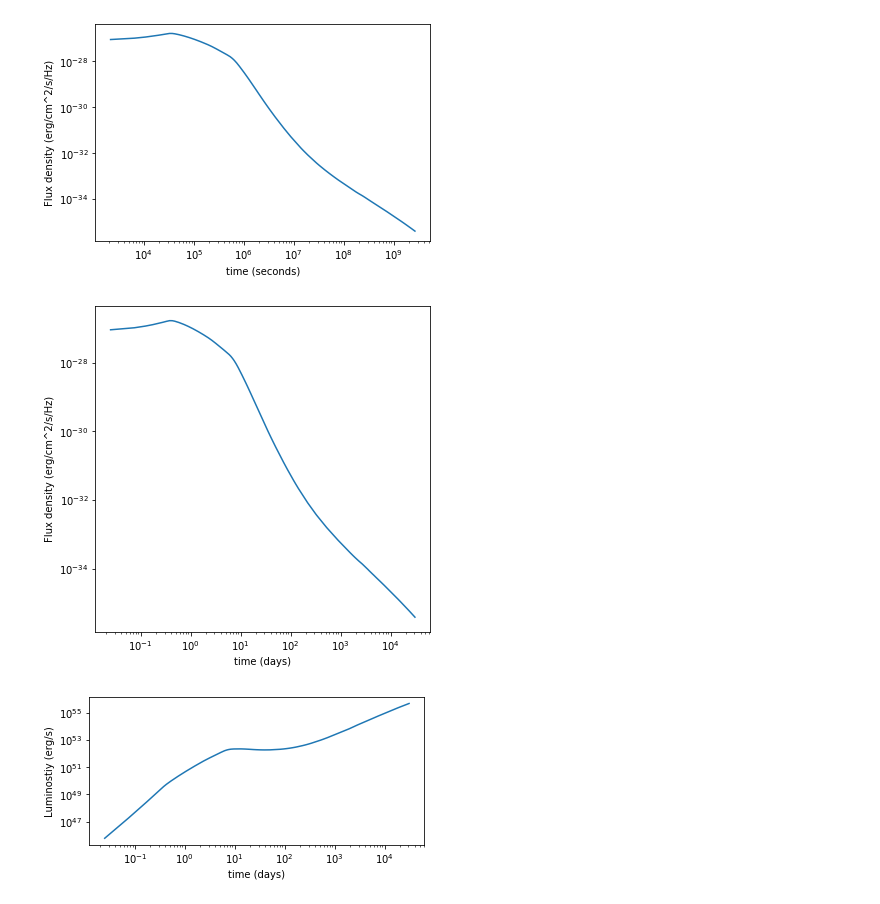
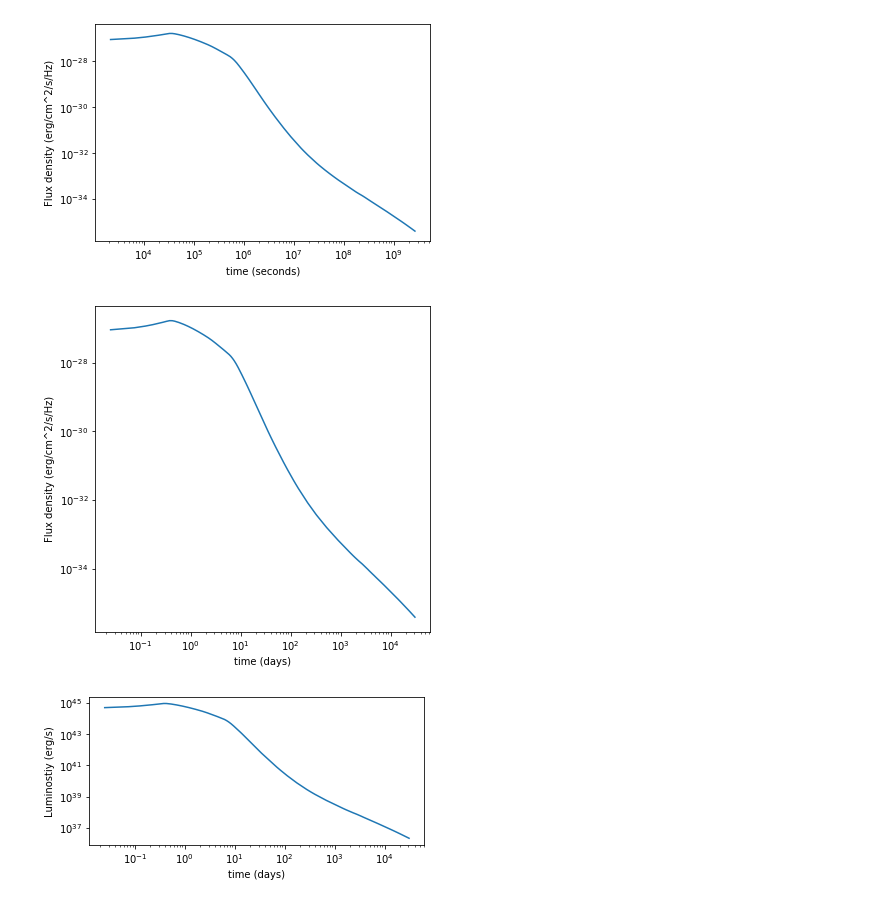
Before and after one commit to caitlin-king/summer-project, a Jupyter notebook: Summerproject.ipynb, the cells around one changed output. Saved outputs shown, nothing was run; the diff lists cells and outputs as text; code cells hidden in the pictures.

```diff
--- a/Summerproject.ipynb
+++ b/Summerproject.ipynb
@@ -31,7 +31,7 @@ a3 = (gamma*theta_obs)**(-6)
 F_nu1 = a3*F_nu
 t_days = t_0/(86400)       #conversion from seconds to days
 
-L = 4*math.pi*(D**2)*nu_0*F_nu1
+L = 4*math.pi*(D**2)*nu_0*F_nu
 
 plt.subplot(1, 1, 1)       #first plot, time in s vs. flux
 plt.plot(t_0, F_nu)
@@ -39,31 +39,31 @@ plt.plot(t_0, F_nu)
 plt.xlabel('time (seconds)')
 plt.ylabel('Flux density (erg/cm^2/s/Hz)')
 plt.xscale('log')
 plt.yscale('log')
 
 plt.figure(figsize=(6,6))
 
 plt.subplot(1, 1, 1)       #second plot, time in days vs. flux
 plt.plot(t_days, F_nu)
 
 plt.xlabel('time (days)')
 plt.ylabel('Flux density (erg/cm^2/s/Hz)')
 plt.xscale('log')
 plt.yscale('log')
 
 plt.figure(figsize=(6,6))
 
 plt.subplot(2,1,2)         #third subplot, time in days vs. luminosity
 plt.plot(t_days, L)
 
 plt.xlabel('time (days)')
 plt.ylabel('Luminostiy (erg/s)')
 plt.xscale('log')
 plt.yscale('log')
 
 
 plt.show()
 # %% [output]
 [figure]
 [figure]
-[figure, old version]
+[figure, new version]
```
